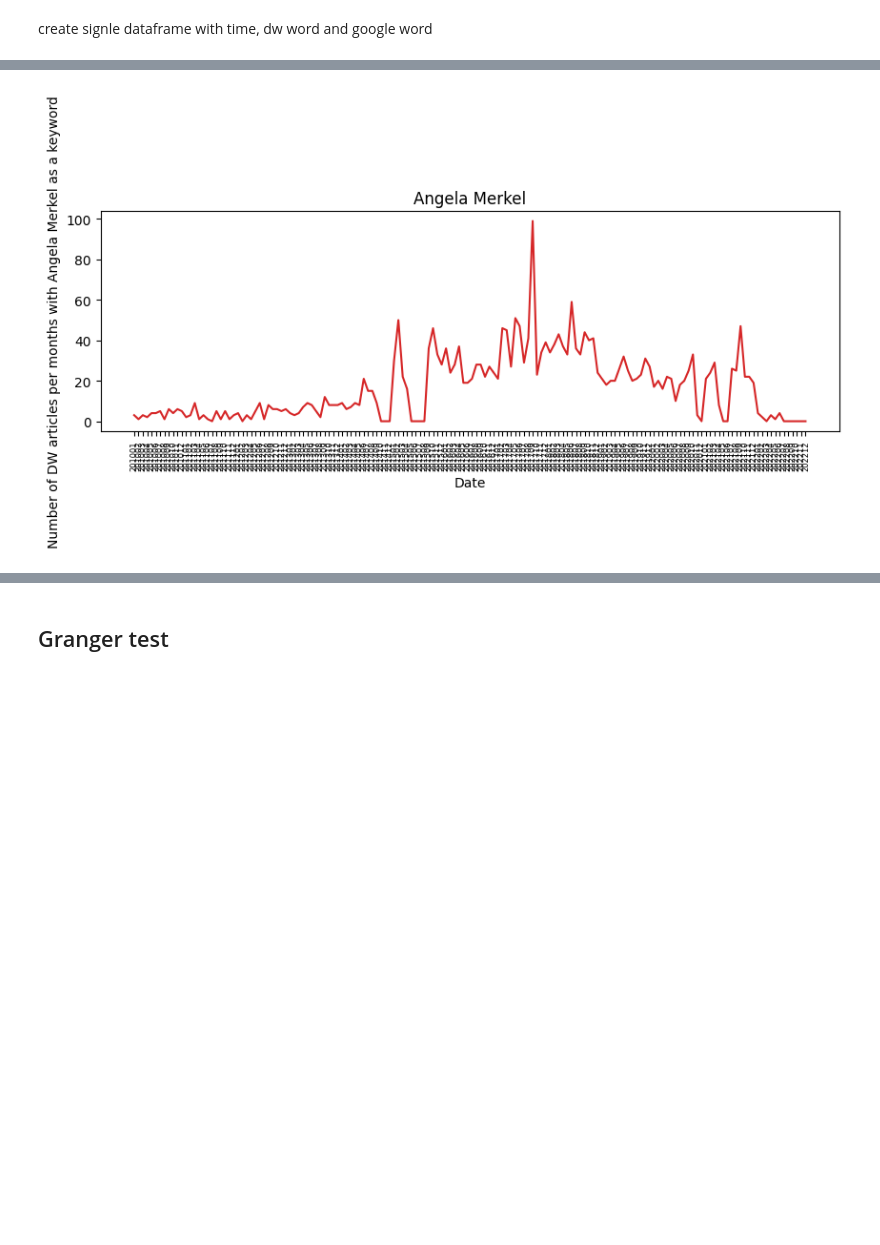
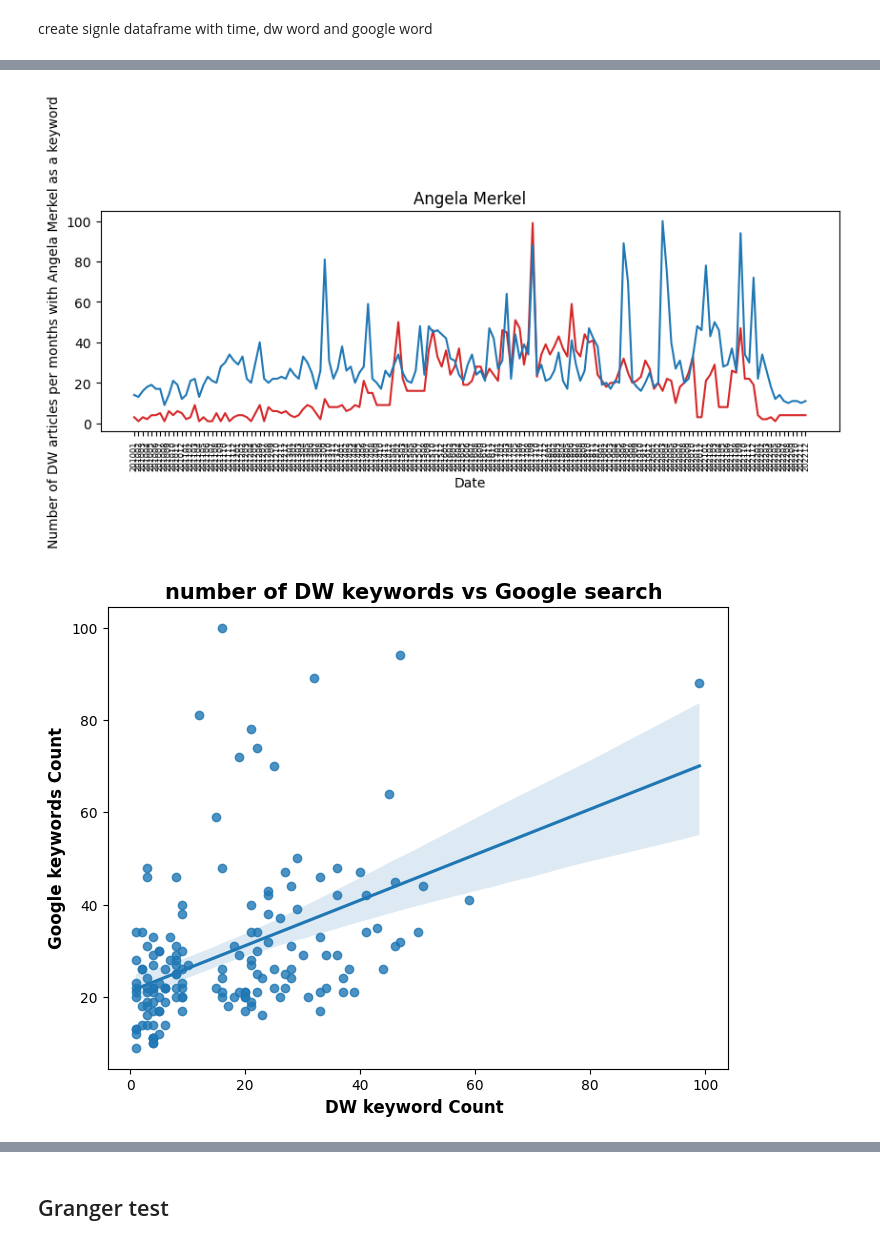
Before and after one commit to mariosakritas/NLP-methods-for-news-articles, a Jupyter notebook: notebooks/3-anya_time_series.ipynb, the cells around one changed output, grey strips where cells are left out. Cells and saved outputs as stored; diff of their text form; code cells hidden in the pictures; blank space fills up the shorter version.

Commit message:
playing with time series comparisons

```diff
--- a/notebooks/3-anya_time_series.ipynb
+++ b/notebooks/3-anya_time_series.ipynb
@@ -219,14 +213,25 @@ dw_df['dw_raw'].min()
 # %%
-def plot_df(df, x, y, title="", xlabel='Date', ylabel='Number of DW articles per months with Angela Merkel as a keyword', dpi=100):
+def plot_df(df, x, y, y1, title="", xlabel='Date', ylabel='Number of DW articles per months with Angela Merkel as a keyword', dpi=100):
     plt.figure(figsize=(10,3), dpi=dpi)
     plt.plot(x, y, color='tab:red')
+    plt.plot(x, y1, color='tab:blue')
     plt.gca().set(title=title, xlabel=xlabel, ylabel=ylabel)
     plt.xticks(fontsize=6, rotation=90)
     plt.show()
 
-plot_df(dw_df, x=dw_df['yearmonth'], y=dw_df['dw_raw'], title='Angela Merkel')
+plot_df(dw_df, x=dw_df['yearmonth'], y=dw_df['dw_raw'], y1=dw_df['google_raw'], title='Angela Merkel')
 # %% [output]
-[figure, old version]
+[figure, new version]
+# %%
+# scatter plot to see if there is a relationship ebtween the two time series
+fig = plt.figure(figsize = (8, 6))
+sns.regplot(data = df, x = dw_df['dw_raw'], y =dw_df['google_raw'])
+plt.title('number of DW keywords vs Google search ', weight='bold', fontsize = 15)
+plt.ylabel('Google keywords Count', weight='bold', fontsize = 12)
+plt.xlabel('DW keyword Count ', weight='bold', fontsize = 12)
+plt.show()
+# %% [output]
+[figure, added]
 # %%
 from statsmodels.tsa.seasonal import seasonal_decompose
 from dateutil.parser import parse
```
Also changed, not shown: parts of 26 cells of this notebook.
